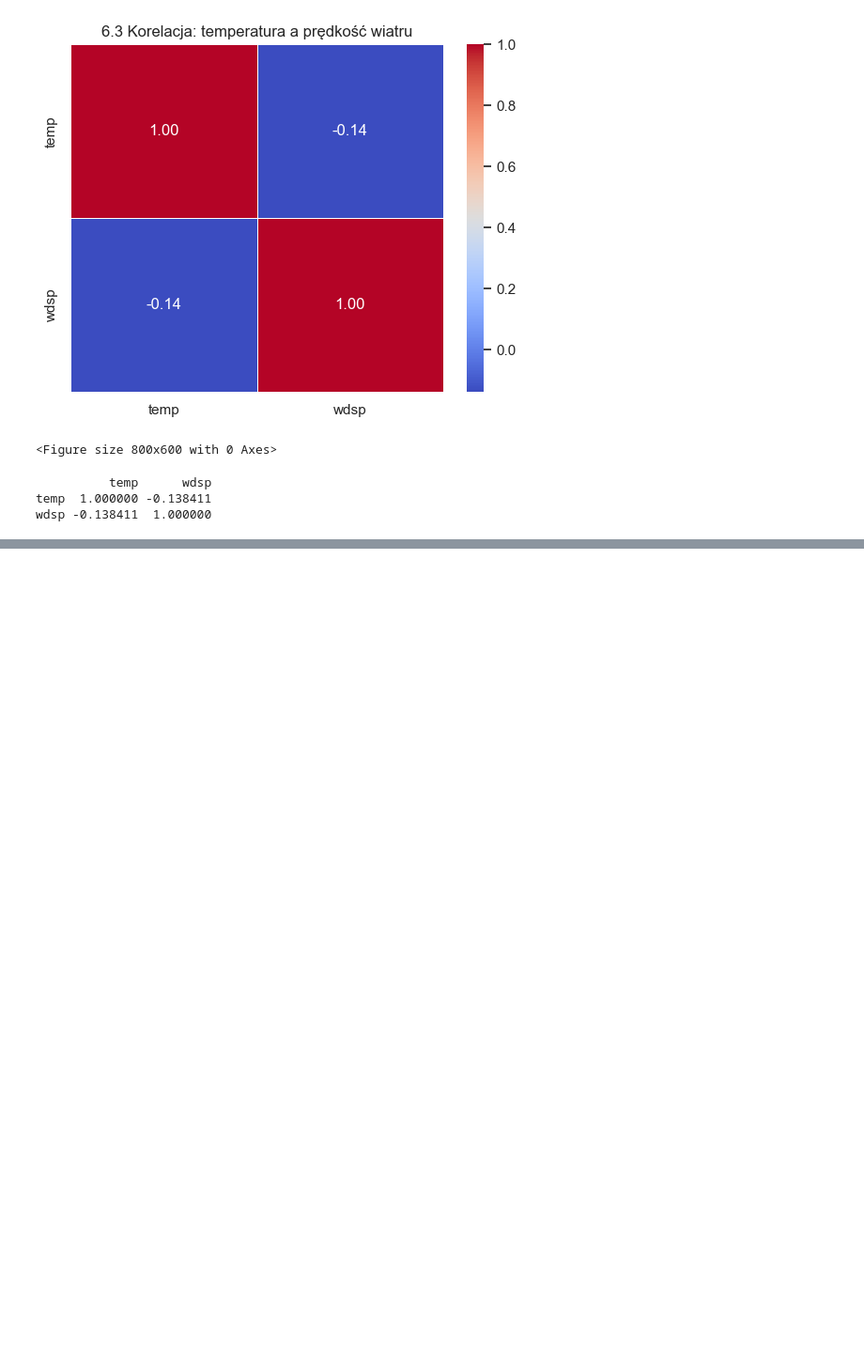
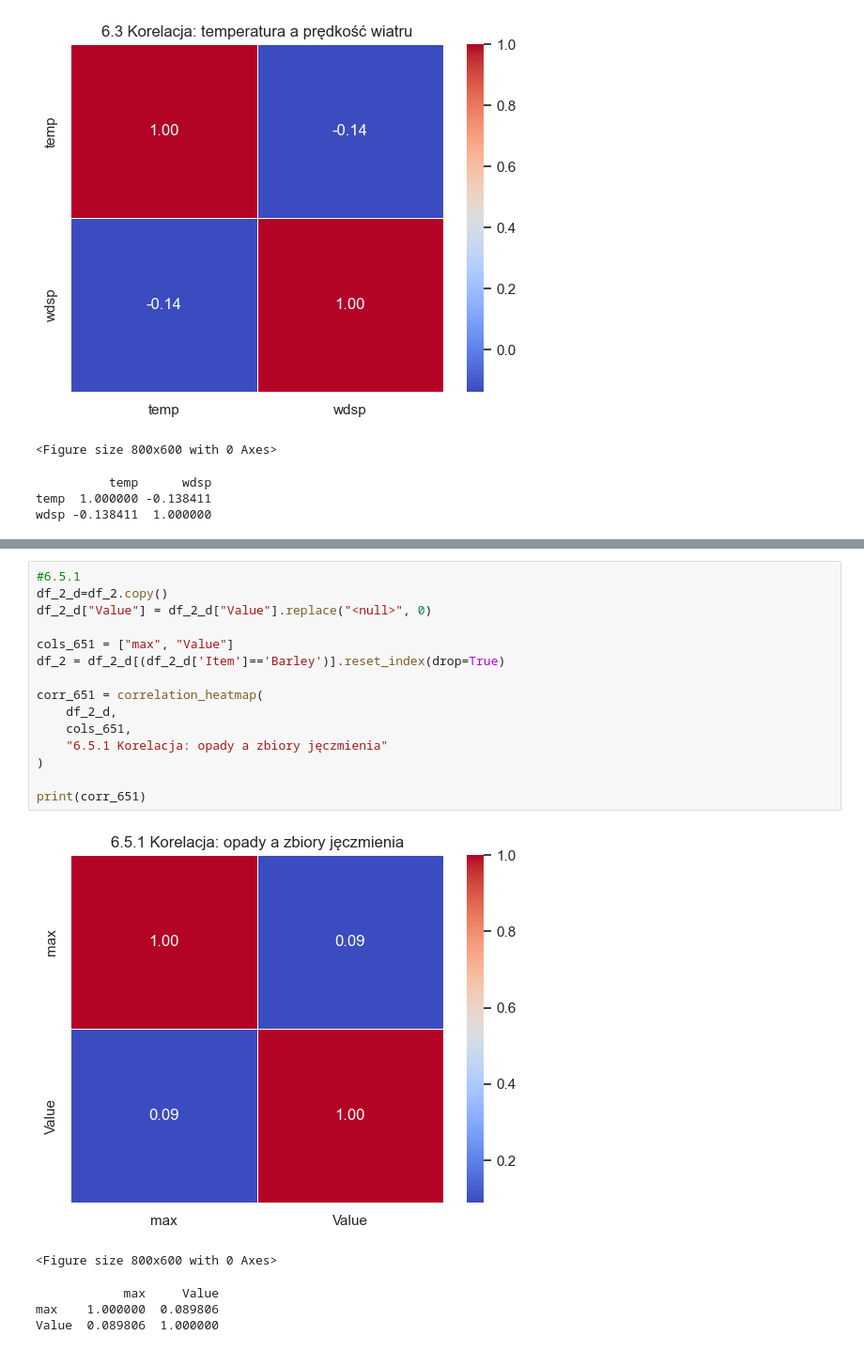
Before and after one commit to awalicki/Big_Data, a Jupyter notebook: Walicki_Dziuba_ZD2.ipynb, the cells around one changed output, grey strips where cells are left out. Shown at 94% size. Saved outputs shown, nothing was run; the diff lists cells and outputs as text; blank space fills up the shorter version.

```diff
--- a/Walicki_Dziuba_ZD2.ipynb
+++ b/Walicki_Dziuba_ZD2.ipynb
@@ -609,3 +612,24 @@ print(corr_64)
            temp     Value
 temp   1.000000 -0.081667
 Value -0.081667  1.000000
+# %%
+#6.5.1
+df_2_d=df_2.copy()
+df_2_d["Value"] = df_2_d["Value"].replace("<null>", 0)
+
+cols_651 = ["max", "Value"]
+df_2 = df_2_d[(df_2_d['Item']=='Barley')].reset_index(drop=True)
+
+corr_651 = correlation_heatmap(
+    df_2_d,
+    cols_651,
+    "6.5.1 Korelacja: opady a zbiory jęczmienia"
+)
+
+print(corr_651)
+# %% [output]
+[figure, added]
+<Figure size 800x600 with 0 Axes>
+            max     Value
+max    1.000000  0.089806
+Value  0.089806  1.000000
```
Also changed, not shown: parts of 6 cells of this notebook.
